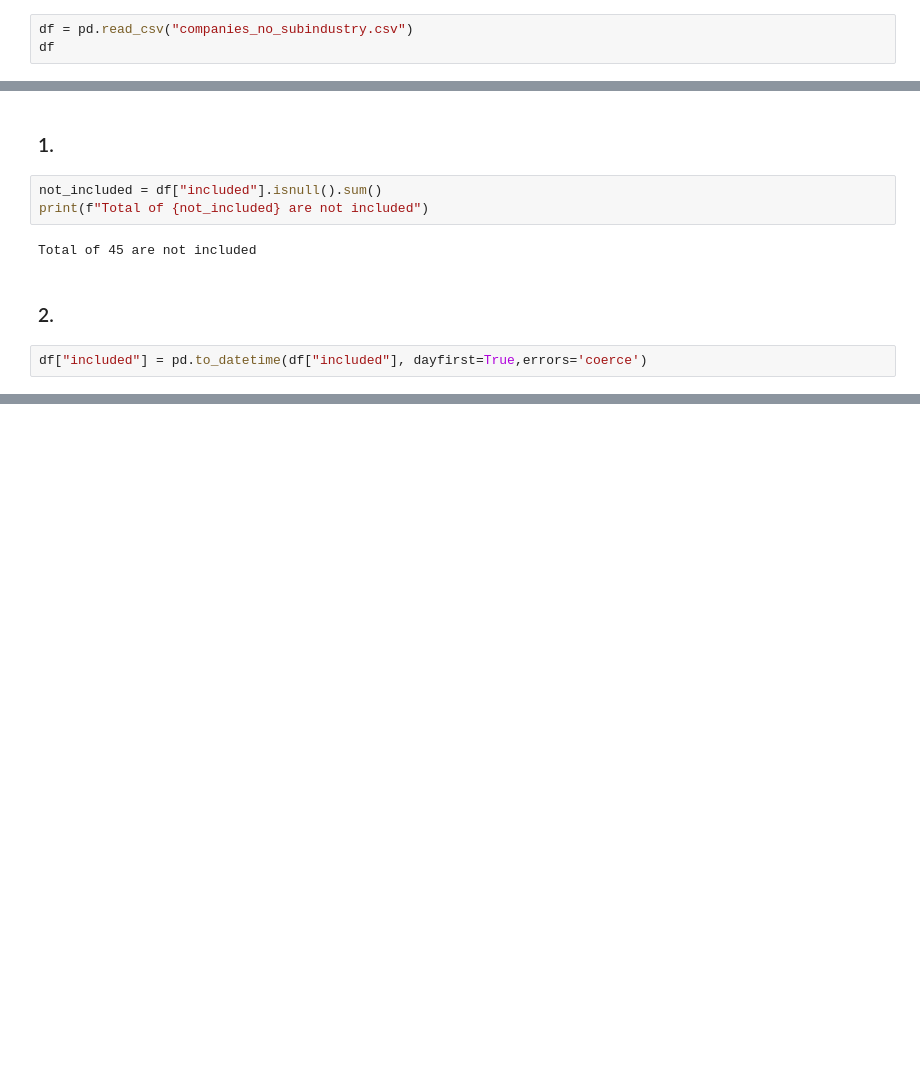
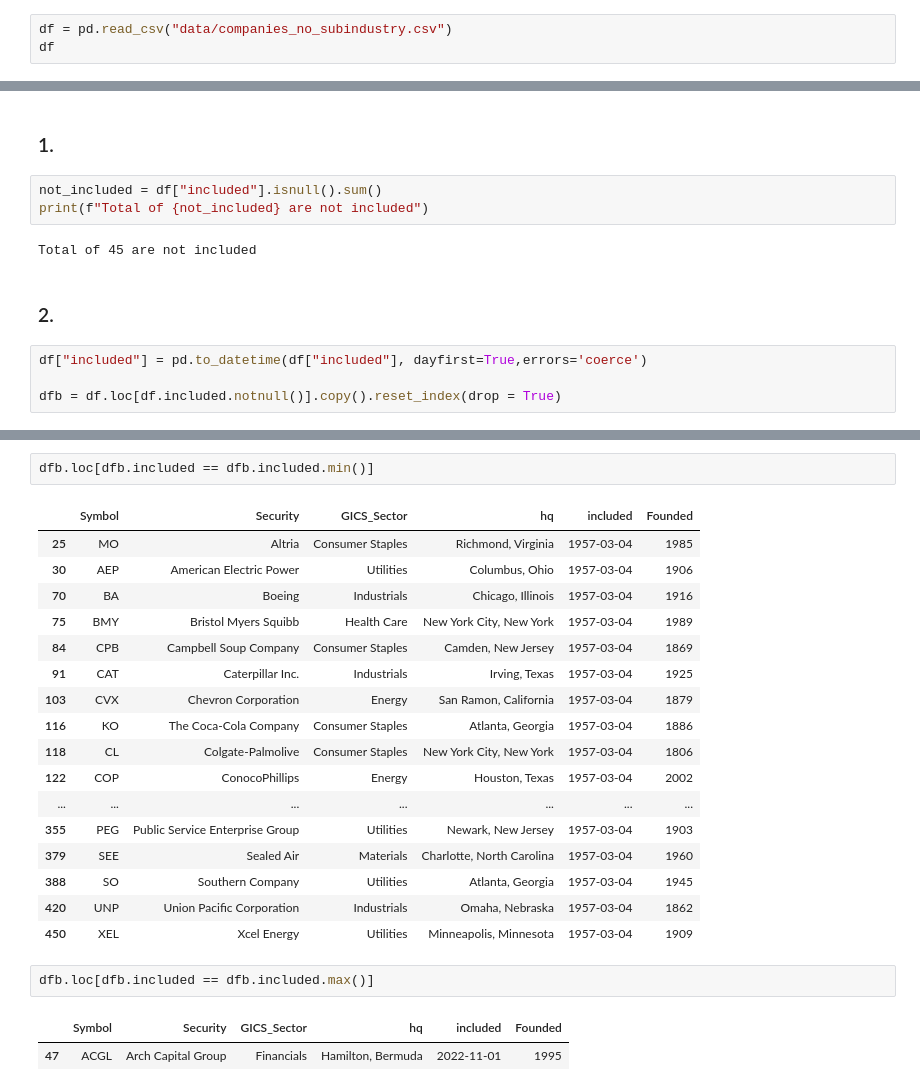
Before and after one commit to GhostJD/PythonIES---Midterm, a Jupyter notebook: Midterm.ipynb, the cells around one changed output, grey strips where cells are left out. Saved outputs shown, nothing was run; the diff lists cells and outputs as text; blank space fills up the shorter version.

```diff
--- a/Midterm.ipynb
+++ b/Midterm.ipynb
@@ -132,7 +132,7 @@ plt.show()
 # %% [markdown]
 # Problem 2
 # %%
-df = pd.read_csv("companies_no_subindustry.csv")
+df = pd.read_csv("data/companies_no_subindustry.csv")
 df
 # %% [output]
 |  | Symbol | Security | GICS_Sector | hq | included | Founded |
@@ -159,3 +159,5 @@ Total of 45 are not included
 ### 2.
 # %%
 df["included"] = pd.to_datetime(df["included"], dayfirst=True,errors='coerce')
+
+dfb = df.loc[df.included.notnull()].copy().reset_index(drop = True)
@@ -161,0 +178,25 @@ df["included"] = pd.to_datetime(df["included"], dayfirst=True,errors='coerce')
+# %%
+dfb.loc[dfb.included == dfb.included.min()]
+# %% [output]
+|  | Symbol | Security | GICS_Sector | hq | included | Founded |
+| 25 | MO | Altria | Consumer Staples | Richmond, Virginia | 1957-03-04 | 1985 |
+| 30 | AEP | American Electric Power | Utilities | Columbus, Ohio | 1957-03-04 | 1906 |
+| 70 | BA | Boeing | Industrials | Chicago, Illinois | 1957-03-04 | 1916 |
+| 75 | BMY | Bristol Myers Squibb | Health Care | New York City, New York | 1957-03-04 | 1989 |
+| 84 | CPB | Campbell Soup Company | Consumer Staples | Camden, New Jersey | 1957-03-04 | 1869 |
+| 91 | CAT | Caterpillar Inc. | Industrials | Irving, Texas | 1957-03-04 | 1925 |
+| 103 | CVX | Chevron Corporation | Energy | San Ramon, California | 1957-03-04 | 1879 |
+| 116 | KO | The Coca-Cola Company | Consumer Staples | Atlanta, Georgia | 1957-03-04 | 1886 |
+| 118 | CL | Colgate-Palmolive | Consumer Staples | New York City, New York | 1957-03-04 | 1806 |
+| 122 | COP | ConocoPhillips | Energy | Houston, Texas | 1957-03-04 | 2002 |
+| ... | ... | ... | ... | ... | ... | ... |
+| 355 | PEG | Public Service Enterprise Group | Utilities | Newark, New Jersey | 1957-03-04 | 1903 |
+| 379 | SEE | Sealed Air | Materials | Charlotte, North Carolina | 1957-03-04 | 1960 |
+| 388 | SO | Southern Company | Utilities | Atlanta, Georgia | 1957-03-04 | 1945 |
+| 420 | UNP | Union Pacific Corporation | Industrials | Omaha, Nebraska | 1957-03-04 | 1862 |
+| 450 | XEL | Xcel Energy | Utilities | Minneapolis, Minnesota | 1957-03-04 | 1909 |
+# %%
+dfb.loc[dfb.included == dfb.included.max()]
+# %% [output]
+|  | Symbol | Security | GICS_Sector | hq | included | Founded |
+| 47 | ACGL | Arch Capital Group | Financials | Hamilton, Bermuda | 2022-11-01 | 1995 |
```
Also changed, not shown: parts of 9 cells of this notebook.
